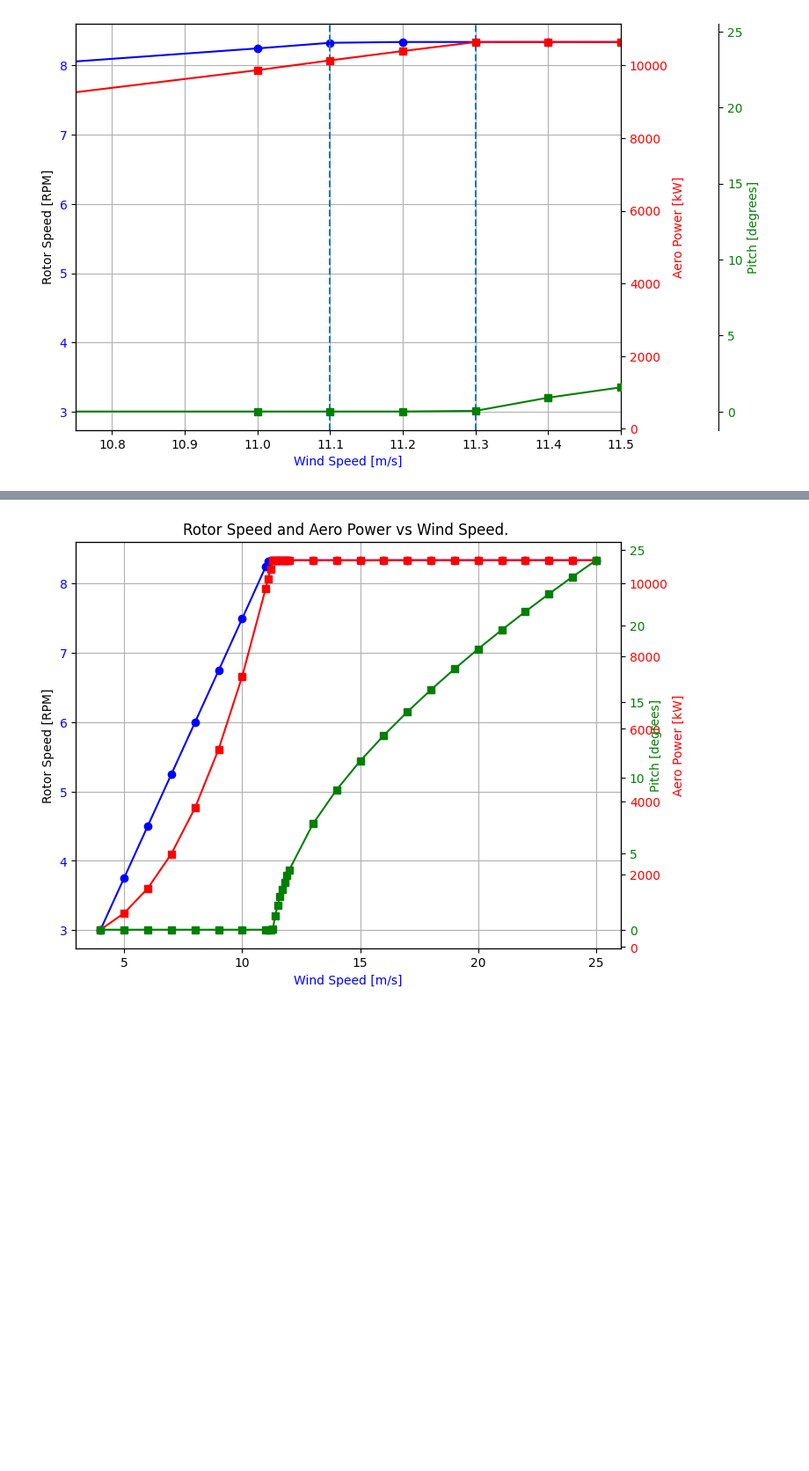
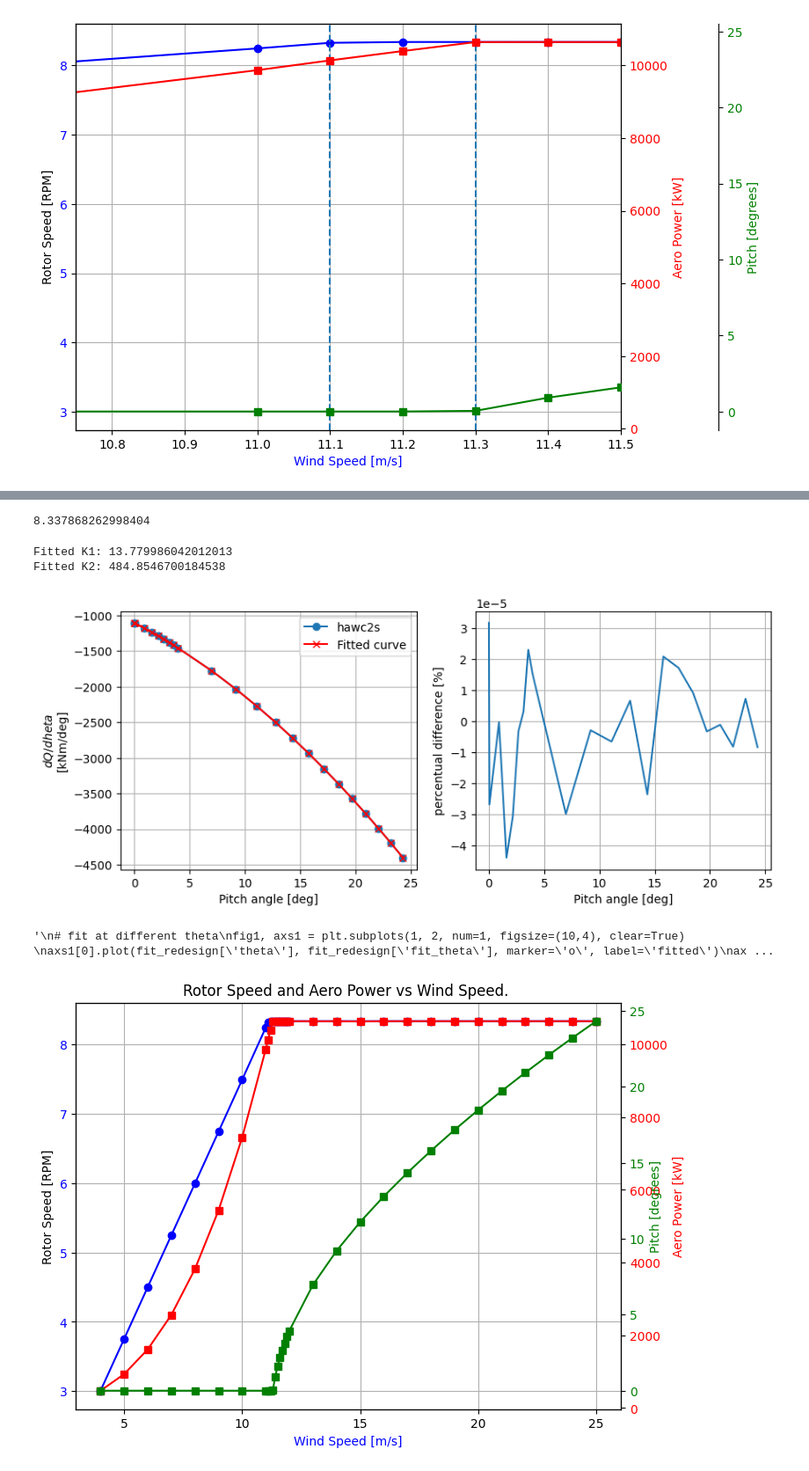
Before and after one commit to nicolaquaia/LAC_final, a Jupyter notebook: assignment_03/Assignment_3_part_01.ipynb, the cells around one changed output, grey strips where cells are left out. Shown at 88% size. Cells and saved outputs as stored; diff of their text form; code cells hidden in the pictures; blank space fills up the shorter version.

```diff
--- a/assignment_03/Assignment_3_part_01.ipynb
+++ b/assignment_03/Assignment_3_part_01.ipynb
@@ -284,3 +266,64 @@ dQ_dtheta_0 |  -63340330.6990 |  -63340330.6990 |     -0.000
+# %%
+OMEGA_MAX
+0.8731395227123424
+# %% [output]
+8.337868262998404
+# %%
+# analyitical derivations
+
+ctrltune_dict = load_ctrl_txt(redesign_ctrl_tuning_path)
+hawc2s_data,  fit_redesign= load_ctrl_tuning(redesign_ctrl_tuning_path)
+aero_gains_df = ctrltune_dict['aero_gains']
+
+KK1, KK2, dQdtheta_fit = fit_curve_KK(fit_redesign)
+
+
+# Print the fitted parameters
+print(f"Fitted K1: {KK1}")
+print(f"Fitted K2: {KK2}")
+
+# Plot the original data and the fitted curve
+fig1, axs1 = plt.subplots(1, 2, num=1, figsize=(10,4), clear=True)
+axs1[0].plot(fit_redesign['theta'], fit_redesign['fit_theta'], marker='o', label='hawc2s')
+axs1[0].plot(fit_redesign['theta'], dQdtheta_fit, label='Fitted curve', marker='x', color='red')
+axs1[0].legend()
+axs1[0].grid()
+axs1[0].set_xlabel('Pitch angle [deg]')
+axs1[0].set_ylabel('$dQ/d\theta$\n[kNm/deg]')
+
+axs1[1].plot(fit_redesign['theta'], (fit_redesign['fit_theta'] - dQdtheta_fit)/fit_redesign['fit_theta']*100)
+axs1[1].grid()
+axs1[1].set_xlabel('Pitch angle [deg]')
+axs1[1].set_ylabel('percentual difference [%]')
+plt.show()
+
+
+
+'''
+# fit at different theta
+fig1, axs1 = plt.subplots(1, 2, num=1, figsize=(10,4), clear=True)
+axs1[0].plot(fit_redesign['theta'], fit_redesign['fit_theta'], marker='o', label='fitted')
+axs1[0].plot(fit_redesign['theta'], fit_redesign['dq_dtheta'], marker='x', label='original')
+axs1[0].set_ylabel("dQ/dtheta")
+axs1[0].set_xlabel("theta")
+axs1[0].grid(True)  # Add grid
+
+axs1[1].plot(fit_redesign['theta'], fit_redesign['fit_omega'], marker='o')
+axs1[1].plot(fit_redesign['theta'], fit_redesign['dq_domega'], marker='x')
+axs1[1].set_ylabel("dQ/dtomega")
+axs1[1].set_xlabel("theta")
+axs1[1].grid(True)  # Add grid
+plt.tight_layout()
+#plt.subplots_adjust(bottom=0.15)  # Add more space at the bottom if needed
+#fig1.legend(loc='lower center', ncol=7, bbox_to_anchor=(0.5, -0.005))
+fig1.legend()
+plt.show()
+'''
+# %% [output]
+Fitted K1: 13.779986042012013
+Fitted K2: 484.8546700184538
+[figure, added]
+'\n# fit at different theta\nfig1, axs1 = plt.subplots(1, 2, num=1, figsize=(10,4), clear=True) \naxs1[0].plot(fit_redesign[\'theta\'], fit_redesign[\'fit_theta\'], marker=\'o\', label=\'fitted\')\nax ...
 # %%
 
 data = load_oper("our_design/data/Group1_redesign_flex.opt")
```
Also changed, not shown: parts of 5 cells of this notebook, 1 other file.
